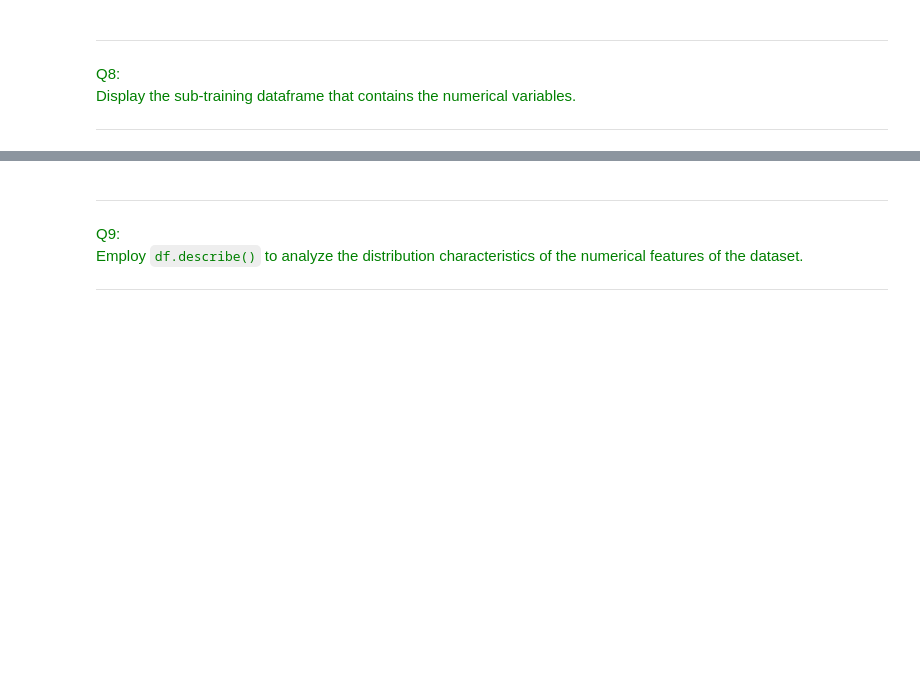
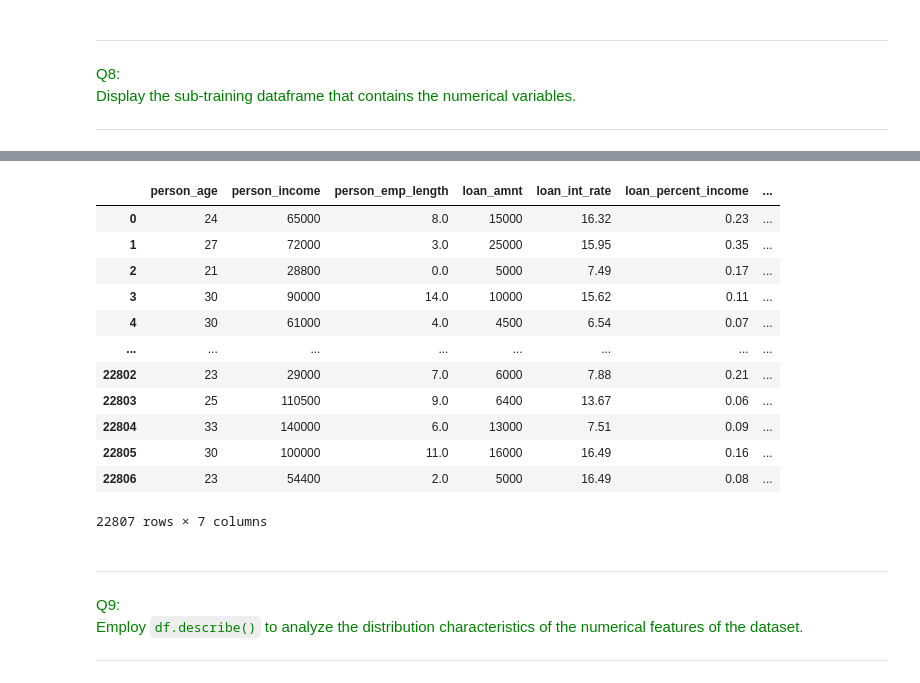
Before and after one commit to MetinLamby/MLforFinance, a Jupyter notebook: Programming_Sessions/Programming_Session_2/Programming_Session_2.ipynb, the cells around one changed output, grey strips where cells are left out. Saved outputs shown, nothing was run; the diff lists cells and outputs as text; code cells hidden in the pictures; blank space fills up the shorter version.

```diff
--- a/Programming_Sessions/Programming_Session_2/Programming_Session_2.ipynb
+++ b/Programming_Sessions/Programming_Session_2/Programming_Session_2.ipynb
@@ -193,7 +193,9 @@ Create two lists: `catvars` for the categorical variables named  and `numvars` f
 
 ---
 # %%
-catvars = ['person_home_ownership', 'loan_intent', 'loan_grade', 'cb_person_default_on_file']
+catvars = ['person_home_ownership', 'loan_intent', 'loan_grade', 'cb_person_default_on_file', 'loan_status']
+
+# better option: catvars = list(df.select_dtypes(include="object").columns)
 # %%
 allvars = df.columns.tolist()
 
@@ -221,0 +217,3 @@ Split the dataset into a training set,  `df_train`, comprising 70% of the data,
+# %%
+df_train = df.loc[:int(df.shape[0]*0.7)]
+df_test = df.loc[int(df.shape[0]*0.7)+1:]
@@ -247,3 +248,19 @@ Display the sub-training dataframe that contains the numerical variables.
+# %%
+df_train[numvars]
+# %% [output]
+|  | person_age | person_income | person_emp_length | loan_amnt | loan_int_rate | loan_percent_income | ... |
+| 0 | 24 | 65000 | 8.0 | 15000 | 16.32 | 0.23 | ... |
+| 1 | 27 | 72000 | 3.0 | 25000 | 15.95 | 0.35 | ... |
+| 2 | 21 | 28800 | 0.0 | 5000 | 7.49 | 0.17 | ... |
+| 3 | 30 | 90000 | 14.0 | 10000 | 15.62 | 0.11 | ... |
+| 4 | 30 | 61000 | 4.0 | 4500 | 6.54 | 0.07 | ... |
+| ... | ... | ... | ... | ... | ... | ... | ... |
+| 22802 | 23 | 29000 | 7.0 | 6000 | 7.88 | 0.21 | ... |
+| 22803 | 25 | 110500 | 9.0 | 6400 | 13.67 | 0.06 | ... |
+| 22804 | 33 | 140000 | 6.0 | 13000 | 7.51 | 0.09 | ... |
+| 22805 | 30 | 100000 | 11.0 | 16000 | 16.49 | 0.16 | ... |
+| 22806 | 23 | 54400 | 2.0 | 5000 | 16.49 | 0.08 | ... |
+22807 rows × 7 columns
 # %% [markdown]
 ---
 <font color=green>Q9:</font>
```
Also changed, not shown: parts of 24 cells of this notebook.
